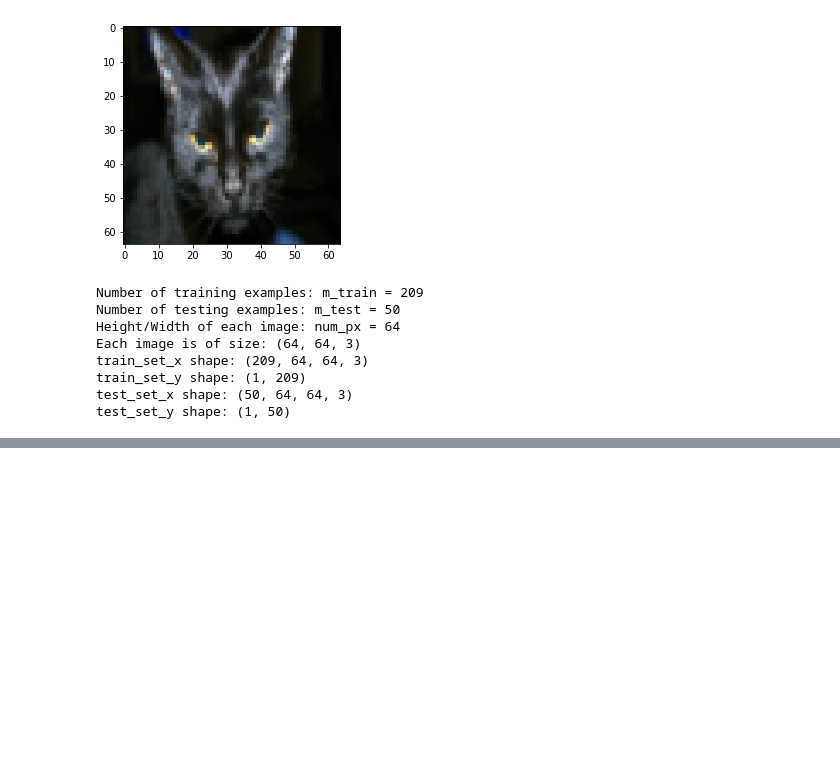
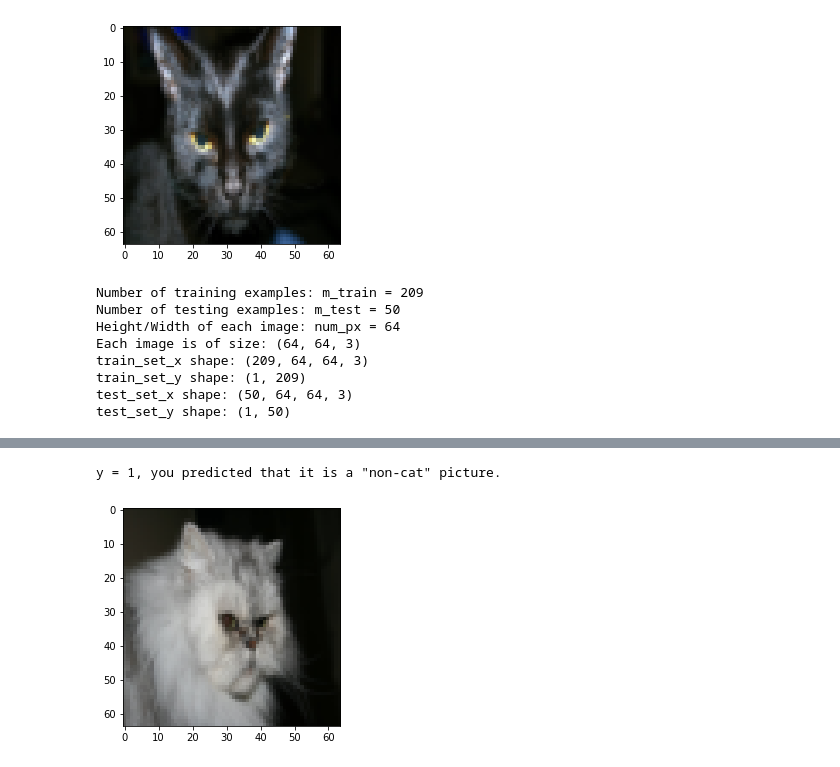
Before and after one commit to engrbugs/logistic-regression-jupyter-vscode, a Jupyter notebook: logistic-regression.ipynb, the cells around one changed output, grey strips where cells are left out. Cells and saved outputs as stored; diff of their text form; code cells hidden in the pictures; blank space fills up the shorter version.

```diff
--- a/logistic-regression.ipynb
+++ b/logistic-regression.ipynb
@@ -61,3 +62,6 @@ train_set_x shape: (209, 64, 64, 3)
 train_set_y shape: (1, 209)
 test_set_x shape: (50, 64, 64, 3)
 test_set_y shape: (1, 50)
+# %%
+train_set_x_flatten = train_set_x.reshape(train_set_x.shape[0],-1).T
+test_set_x_flatten = test_set_x.reshape(test_set_x.shape[0],-1).T
@@ -63,0 +81,3 @@ test_set_y shape: (1, 50)
+# %%
+train_set_x = train_set_x_flatten / 255
+test_set_x = test_set_x_flatten / 255
@@ -63,0 +198,8 @@ test_set_y shape: (1, 50)
+# %%
+# Example of a picture that was wrongly classified.
+index = 10
+plt.imshow(test_set_x[:, index].reshape((num_px, num_px, 3)))
+print ("y = " + str(test_set_y[0,index]) + ", you predicted that it is a \"" + test_classes[int(logistic_regression_model['Y_prediction_test'][0,index])].decode("utf-8") +  "\" picture.")
+# %% [output]
+y = 1, you predicted that it is a "non-cat" picture.
+[figure, added]
```
Also changed, not shown: parts of 14 cells of this notebook.
